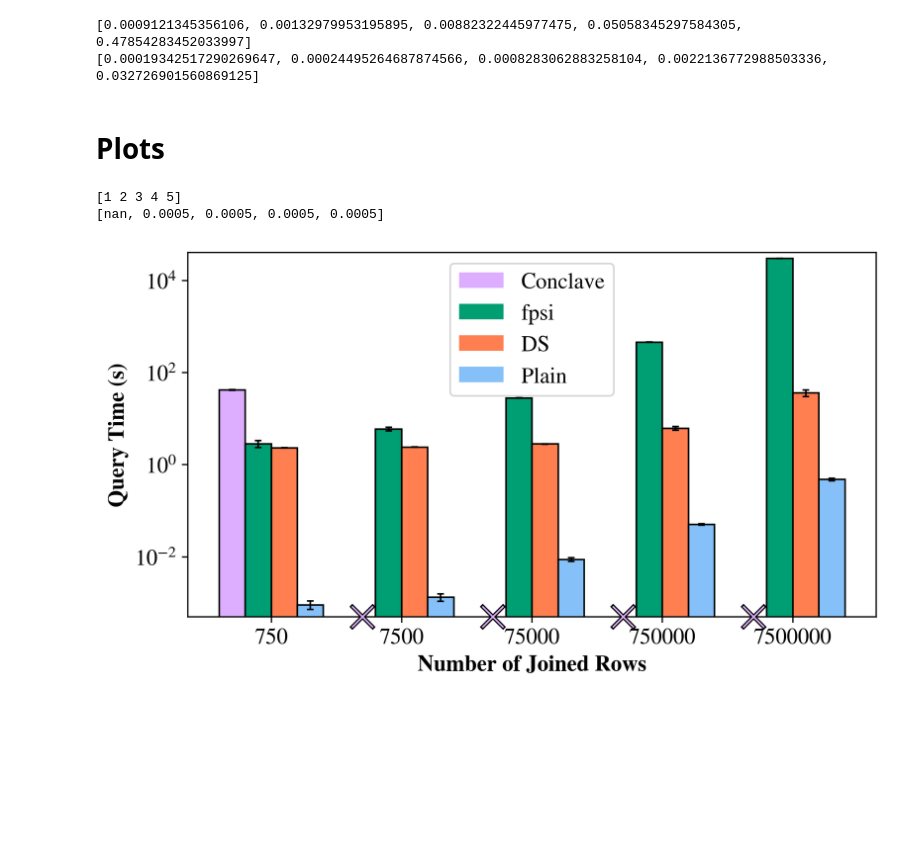
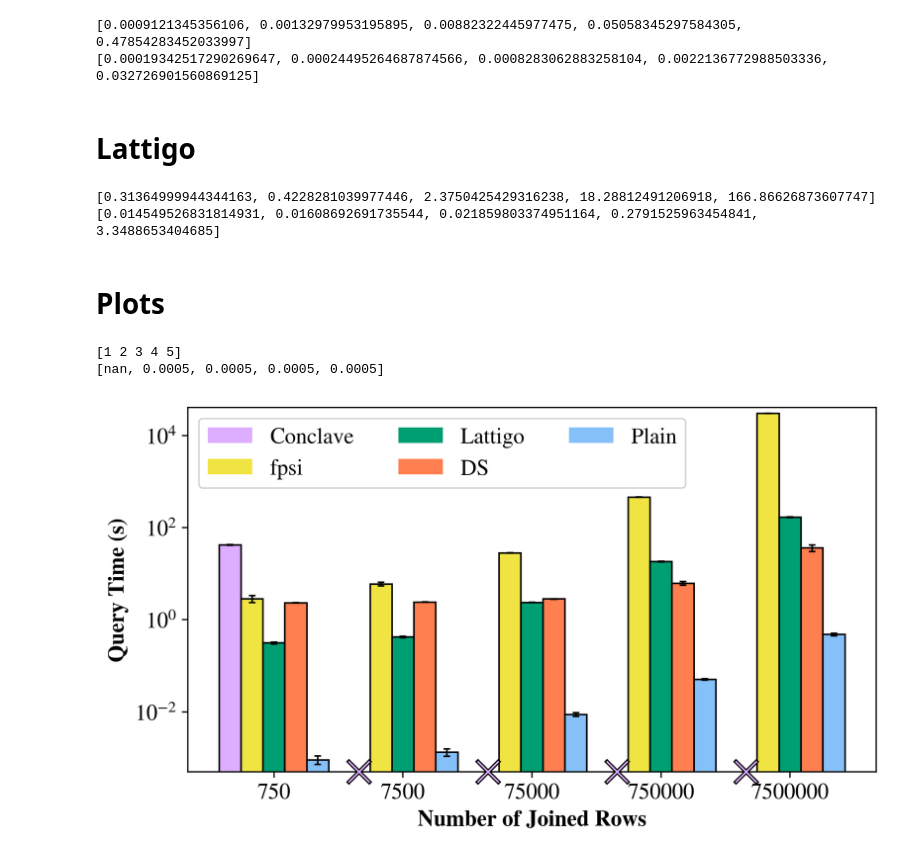
Before and after one commit to Dumplingz/data-pooling-experiments, a Jupyter notebook: data_analysis/join_data_parsing.ipynb, the cells around one changed output. Saved outputs shown, nothing was run; the diff lists cells and outputs as text; code cells hidden in the pictures; blank space fills up the shorter version.

```diff
--- a/data_analysis/join_data_parsing.ipynb
+++ b/data_analysis/join_data_parsing.ipynb
@@ -129,12 +129,41 @@ print(plaintext_stdevs)
 # %% [output]
 [0.0009121345356106, 0.00132979953195895, 0.00882322445977475, 0.05058345297584305, 0.47854283452033997]
 [0.00019342517290269647, 0.00024495264687874566, 0.0008283062883258104, 0.0022136772988503336, 0.032726901560869125]
+# %% [markdown]
+# Lattigo
+# %%
+data_sizes = ['1MB', '10MB', '100MB', '1GB', '10GB']
+
+lattigo_medians = [float("nan")] * 5
+lattigo_stdevs = [float("nan")] * 5
+
+time_taken_col = "time_taken"
+cols = [time_taken_col]
+
+for i, data_size in enumerate(data_sizes):
+    path = f"../lattigo-experiments/experiments/{data_size}.csv"
+    try:
+        data = pd.read_csv(path, names=cols, header=None)
+        time_col = data.loc[:,time_taken_col]
+        # drop first trial
+        time_col = time_col[1:]
+
+        lattigo_medians[i] = time_col.median()
+        lattigo_stdevs[i] = time_col.std()
+    except:
+        print(f"Failed to read file {path}")
+
+print(lattigo_medians)
+print(lattigo_stdevs)
+# %% [output]
+[0.31364999944344163, 0.4228281039977446, 2.3750425429316238, 18.28812491206918, 166.86626873607747]
+[0.014549526831814931, 0.01608692691735544, 0.021859803374951164, 0.2791525963454841, 3.3488653404685]
 # %% [markdown]
 # Plots
 # %%
 X_axis = np.arange(5) + 1
 
-width = 0.2
+width = 0.17
 
 # min_no_sev, median_no_sev, max_no_sev = raw_mmm(no_sev)
 # min_sev, median_sev, max_sev = raw_mmm(sev)
@@ -147,17 +176,17 @@ plt.yscale('log')
 print(X_axis)
 
 # Conclave
-plt.bar(x=X_axis-width/2-width,width=width,height=conclave_medians,label="Conclave",
+plt.bar(x=X_axis-2*width,width=width,height=conclave_medians,label="Conclave",
         color='#ddaeff'
         )
-plt.bar(x=X_axis-width/2-width,width=width,height=conclave_medians,yerr=conclave_stdevs,
+plt.bar(x=X_axis-2*width,width=width,height=conclave_medians,yerr=conclave_stdevs,
         edgecolor='black',
         error_kw={"elinewidth":1,"capsize":2,"capthick":1},
         color='none'
         )
 left_x = [float("nan") if not np.isnan(row) else 0.0005 for row in conclave_medians]
 print(left_x)
-plt.scatter(X_axis-width/2-width, left_x, [200]*5,
+plt.scatter(X_axis-2*width, left_x, [200]*5,
         #    edgecolors='black',
         #    facecolors = 'black',
            marker='x',
@@ -167,7 +196,7 @@ plt.scatter(X_axis-width/2-width, left_x, [200]*5,
            linewidths=2.5,
             )
 
-plt.scatter(X_axis-width/2-width,left_x, [165]*5,
+plt.scatter(X_axis-2*width,left_x, [165]*5,
         #     edgecolors='black',
         #     facecolors = 'black',
             marker='x',
@@ -178,51 +207,61 @@ plt.scatter(X_axis-width/2-width,left_x, [165]*5,
             )
 
 # Fast PSI
-plt.bar(x=X_axis-width/2, width=width, height=fpsi_medians, label = "fpsi",
-        color='#009E73')
+plt.bar(x=X_axis-width, width=width, height=fpsi_medians, label = "fpsi",
+        color='#f0e442')
 
-plt.bar(x=X_axis-width/2, width=width,height=fpsi_medians,yerr=fpsi_stdevs,
+plt.bar(x=X_axis-width, width=width,height=fpsi_medians,yerr=fpsi_stdevs,
+        edgecolor='black',
+        error_kw={"elinewidth":1,"capsize":2,"capthick":1},
+        color='none'
+        )
+
+# Lattigo
+plt.bar(x=X_axis,width=width,height=lattigo_medians,label="Lattigo",
+        color='#009E73'
+        )
+plt.bar(x=X_axis,width=width,height=lattigo_medians,yerr=lattigo_stdevs,
         edgecolor='black',
         error_kw={"elinewidth":1,"capsize":2,"capthick":1},
         color='none'
         )
 
 # Data Station
-plt.bar(x=X_axis+width/2,width=width,height=datastation_medians,label="DS",
+plt.bar(x=X_axis+width,width=width,height=datastation_medians,label="DS",
         color='coral'
         )
 
-plt.bar(x=X_axis+width/2,width=width,height=datastation_medians,yerr=datastation_stdevs,
+plt.bar(x=X_axis+width,width=width,height=datastation_medians,yerr=datastation_stdevs,
         edgecolor='black',
         error_kw={"elinewidth":1,"capsize":2,"capthick":1},
         color='none'
         )
 
 # Plaintext
-plt.bar(x=X_axis+width/2+width, width=width, height=plaintext_medians, label = "Plain",
+plt.bar(x=X_axis+2*width, width=width, height=plaintext_medians, label = "Plain",
         color='#85C0F9')
 
-plt.bar(x=X_axis+width/2+width,width=width,height=plaintext_medians,yerr=plaintext_stdevs,
+plt.bar(x=X_axis+2*width,width=width,height=plaintext_medians,yerr=plaintext_stdevs,
         edgecolor='black',
         error_kw={"elinewidth":1,"capsize":2,"capthick":1},
         color='none'
         )
 
 
 axes = plt.gca()
 axes.set_ylim([min_y,max_y])
 
 
 plt.xlabel("Number of Joined Rows", fontweight="bold")
 plt.ylabel("Query Time (s)", fontweight="bold")
-plt.legend()
+plt.legend(ncol=3)
 
 plt.xticks(X_axis, [750,7500,75000,750000,7500000])
 
 plt.savefig("join.pdf", bbox_inches='tight')
 
 plt.show()
 # %% [output]
 [1 2 3 4 5]
 [nan, 0.0005, 0.0005, 0.0005, 0.0005]
-[figure, old version]
+[figure, new version]
```
Also changed, not shown: 3 other files.
